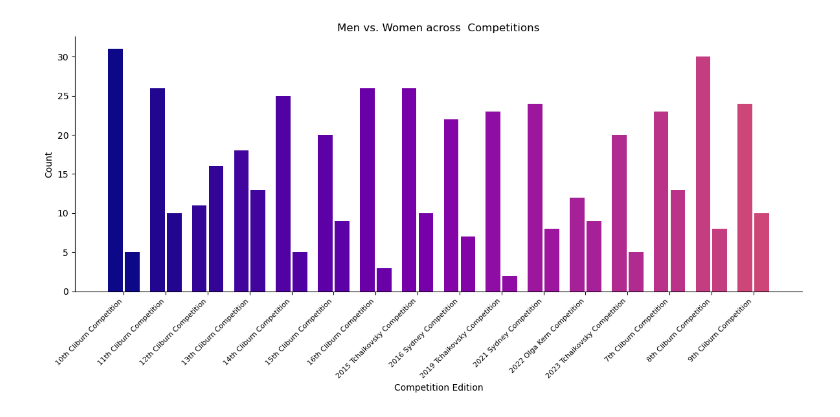
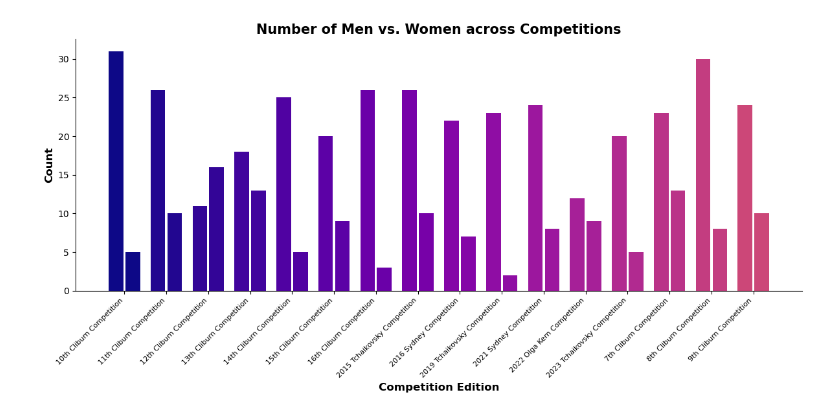
Before and after one commit to mellenss/pianocompetitionpredictions, a Jupyter notebook: graphs/genderbargraph.ipynb, the cells around one changed output. Saved outputs shown, nothing was run; the diff lists cells and outputs as text; code cells hidden in the pictures.

Commit message:
final gender bar graph changes

```diff
--- a/graphs/genderbargraph.ipynb
+++ b/graphs/genderbargraph.ipynb
@@ -6,34 +6,34 @@ from matplotlib.colors import ListedColormap
 
 df = pd.read_excel("Competition Final List.xlsx", sheet_name="DedupedList")
 grouped = df.groupby(["Edition", "Gender"]).size().unstack(fill_value=0)
 grouped = grouped.sort_index()
 competitions = grouped.index.tolist()
 men_counts = grouped.get("Male", [0]*len(competitions))  # Adjust if your male label is "Male" or "m"
 women_counts = grouped.get("Female", [0]*len(competitions))  # Adjust if your female label is "Female" or "f"
 
 x = np.arange(len(competitions))
 width = 0.35
 gap = 0.05
 fig, ax = plt.subplots(figsize=(12, 6))
 
 cmap_half = plt.cm.plasma(np.linspace(0, 0.5, 256))
 new_cmap = ListedColormap(cmap_half)
 men_colors = new_cmap(np.linspace(0, 1, len(men_counts)))
 women_colors = new_cmap(np.linspace(0, 1, len(women_counts)))
 rects1 = ax.bar(x - width/2 - gap/2, men_counts, width, label='Men', color=men_colors)
 rects2 = ax.bar(x + width/2 + gap/2, women_counts, width, label='Women', color=women_colors)
 
 #for each rectangle, when you hover over it, the count of that bar is displayed at the top of the bar
 
 
 ax.spines['top'].set_visible(False)
 ax.spines['right'].set_visible(False)
-ax.set_xlabel('Competition Edition')
-ax.set_ylabel('Count')
-ax.set_title('Men vs. Women across  Competitions')
+ax.set_xlabel('Competition Edition', fontsize=12, fontweight='bold')
+ax.set_ylabel('Count', fontsize=12, fontweight='bold')
+ax.set_title('Number of Men vs. Women across Competitions', fontweight = 'bold', fontsize=15)
 ax.set_xticks(x)
 ax.set_xticklabels(competitions, rotation=45, ha="right", fontsize=8)
 plt.tight_layout()
 plt.show()
 # %% [output]
-[figure, old version]
+[figure, new version]
```
